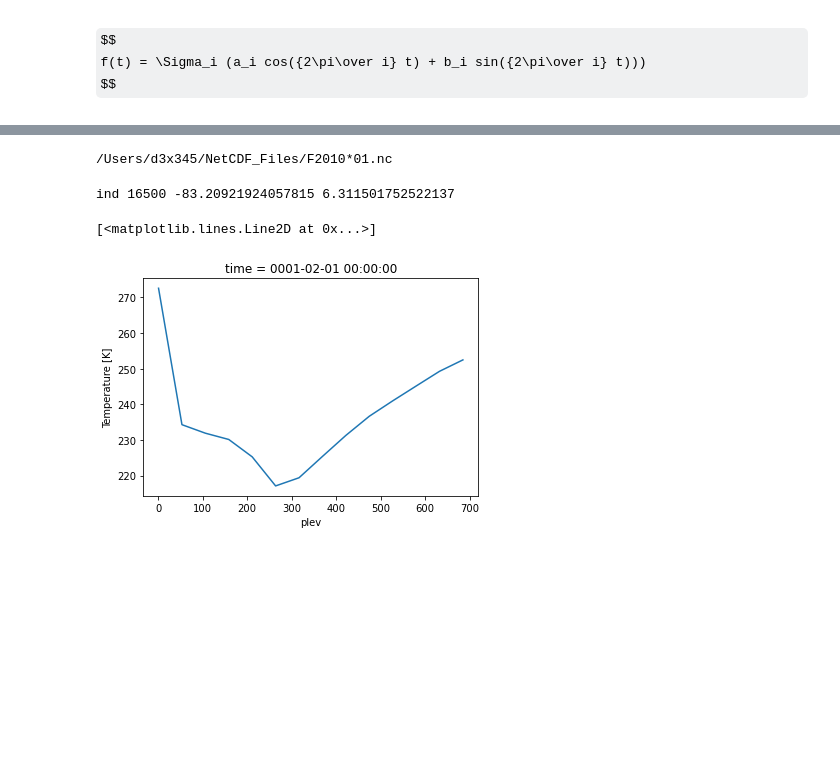
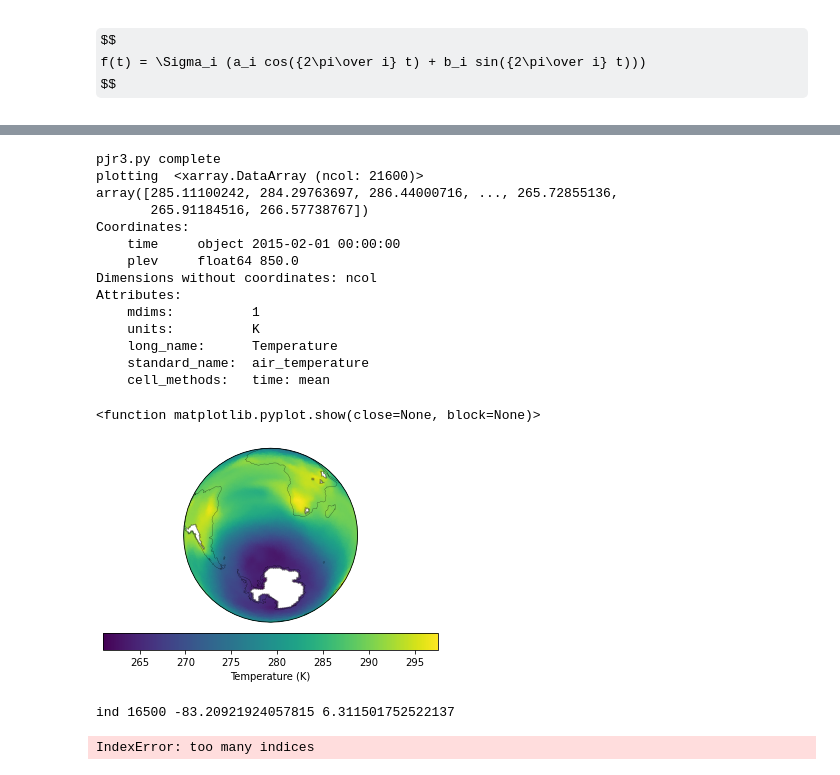
Before and after one commit to philrasch/PhilsPython, a Jupyter notebook: Examples/testing_python3.ipynb, the cells around one changed output, grey strips where cells are left out. Cells and saved outputs as stored; diff of their text form; code cells hidden in the pictures; some formulas as TeX source; blank space fills up the shorter version.

Commit message:
demo of plotting on pressure levels on SE grid

```diff
--- a/Examples/testing_python3.ipynb
+++ b/Examples/testing_python3.ipynb
@@ -189,8 +101,9 @@ z shape (2, 20, 100)
 # %%
 # interpolate xarray datavariable on eta hybrid surfaces to pressure
 
-indir = os.path.expanduser('~/NetCDF_Files/F2010*.nc')
-indir = os.path.expanduser('~/NetCDF_Files/F2010*01.nc')
+indir = os.path.expanduser('~/NetCDF_Files/*F2010*.nc')
+#indir = os.path.expanduser('/lustre/choi040/20210920.F2010.1Nudg.ne30pg2_r05_oECv3/run/20210920.F2010.1Nudg.ne30pg2_r05_oECv3.eam.h2.2015-01-01-00000.nc')
+#indir = os.path.expanduser('~/NetCDF_Files/*F2010*01.nc')
 #indir = os.path.expanduser('~/NetCDF_Files/vd05_ANN_climo.nc')
 
 print(indir)
@@ -213,8 +126,75 @@ pout = np.linspace(1.,1000.,nzout)
 #print ("pout", pout.shape, pout)
 
 Tout = hy2plev(Tin, Pin, pout)
-# %% [output]
-/Users/d3x345/NetCDF_Files/F2010*01.nc
+# %%
+%run -i ~/Python/pjr3
+from cartopy import crs
+
+indir = os.path.expanduser('/lustre/choi040/20210920.F2010.1Nudg.ne30pg2_r05_oECv3/run/20210920.F2010.1Nudg.ne30pg2_r05_oECv3.eam.h0.2015-01.nc')
+DS = xr.open_mfdataset(indir).chunk({'time': 20})
+Tout = DS.PS.isel(time=0)
+#indir = os.path.expanduser('/lustre/choi040/20210920.F2010.1Nudg.ne30pg2_r05_oECv3/run/20210920.F2010.1Nudg.ne30pg2_r05_oECv3.eam.h2.2015-01-01-00000.nc')
+#DS = xr.open_mfdataset(indir).chunk({'time': 20})
+#Tout = DS.T850.isel(time=0)
+
+gridfile = '/lustre/d3x345/maps/ne30pg2_scrip_c20191218.nc'
+
+Tin = DS.T
+Tin = Tin.squeeze()
+#print("Tin",Tin)
+Pin = (DS.hyam*DS.P0 + DS.hybm*DS.PS)/100.
+Pin.attrs["units"] = 'hPa'
+Pin.attrs["long_name"] = 'Pressure'
+Pin = Pin.squeeze()
+pout = 850.
+
+Tout2 = hy2plev(Tin, Pin, pout).squeeze()
+
+# Read data
+data = Tout2
+print('plotting ', data)
+
+lon = DS['lon']
+lat = DS['lat']
+
+dataproj=crs.PlateCarree()    # data is always assumed to be lat/lon
+plotproj=crs.Orthographic(central_latitude=-50)   # any projections should work
+ax = plt.axes(projection=plotproj)
+ax.set_global()
+ax.coastlines(linewidth=0.2)
+
+tcoords = plotproj.transform_points(dataproj,np.array(lon[:]),np.array(lat[:]))
+data2d = data
+xi=tcoords[:,0]!=np.inf
+tc=tcoords[xi,:]
+datai=data2d[:][xi]  # convert to numpy array, then subset
+dmin = datai.min().values
+dmax = datai.max().values
+pl = ax.tripcolor(tc[:,0],tc[:,1], datai,shading='gouraud',vmin=dmin,vmax=dmax) # looks good
+#pl = ax.tripcolor(tc[:,0],tc[:,1], datai,shading='flat') # looks bad
+# Add colorbar to plot
+cb = plt.colorbar(
+    pl, orientation='horizontal',
+    label='%s (%s)'%(data.long_name, data.units), pad=0.05
+)
+plt.show
+# %% [output]
+pjr3.py complete
+plotting  <xarray.DataArray (ncol: 21600)>
+array([285.11100242, 284.29763697, 286.44000716, ..., 265.72855136,
+       265.91184516, 266.57738767])
+Coordinates:
+    time     object 2015-02-01 00:00:00
+    plev     float64 850.0
+Dimensions without coordinates: ncol
+Attributes:
+    mdims:          1
+    units:          K
+    long_name:      Temperature
+    standard_name:  air_temperature
+    cell_methods:   time: mean
+<function matplotlib.pyplot.show(close=None, block=None)>
+[figure, added]
 # %%
 # plot a column specified by xlook and ylook for fields specified on a cubed sphere grid
 xlook = 0.
@@ -249,8 +229,7 @@ Toutm = Tout[:,ind]
 Toutm.plot()
 # %% [output]
 ind 16500 -83.20921924057815 6.311501752522137
-[<matplotlib.lines.Line2D at 0x...>]
+IndexError: too many indices
-[figure, removed]
 # %%
 ToutZ = Tout.mean(dim='lon')
 lev = ToutZ['plev']
```
Also changed, not shown: parts of 15 cells of this notebook.
